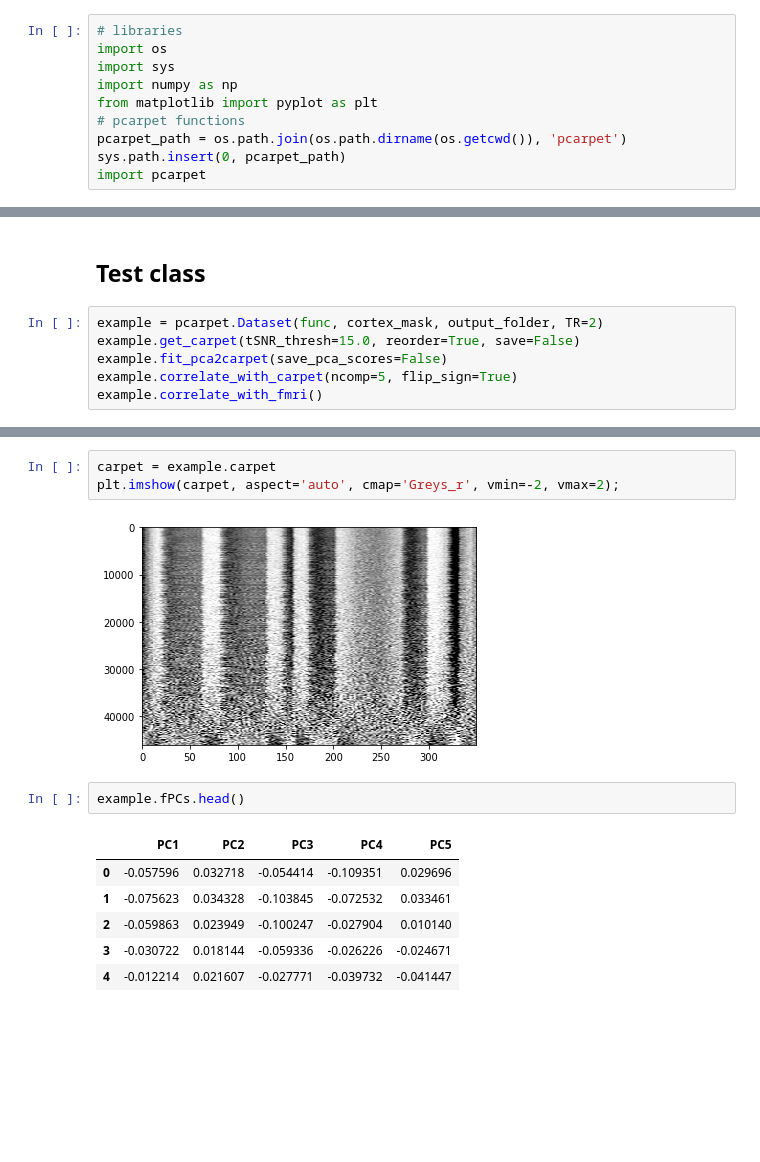
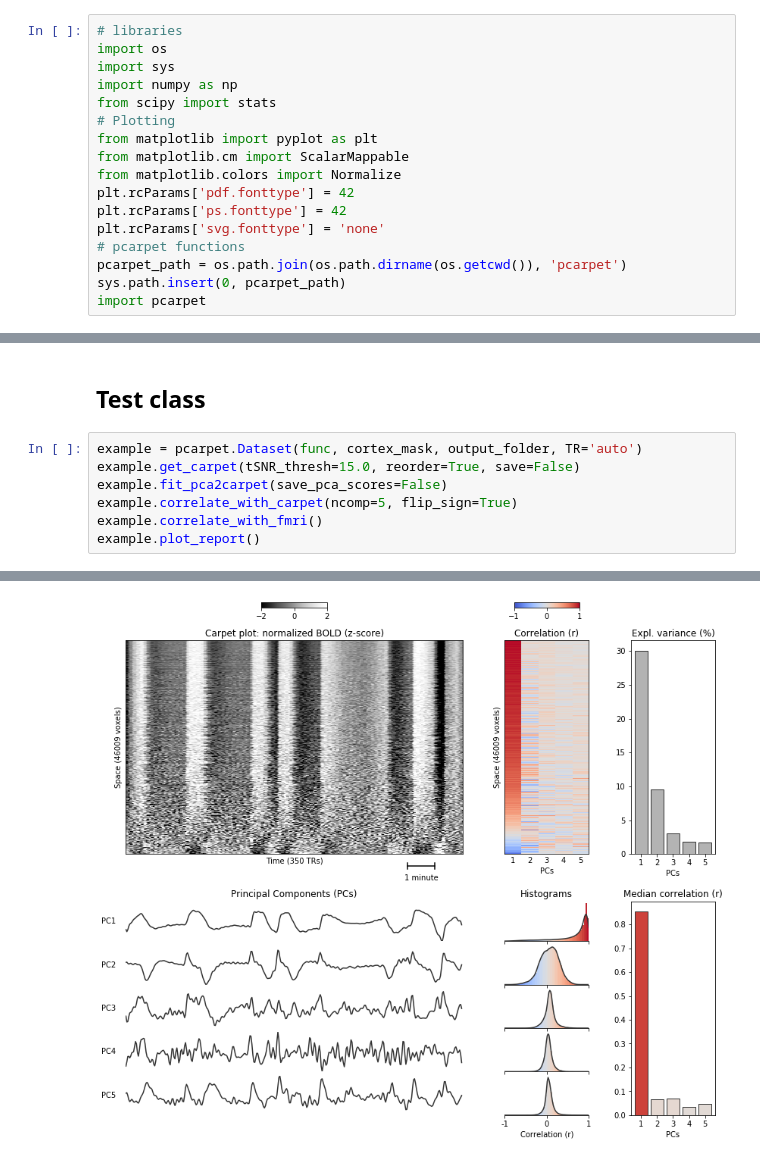
Before and after one commit to niksirbi/pcarpet, a Jupyter notebook: examples/human_data.ipynb, the cells around one changed output, grey strips where cells are left out. Saved outputs shown, nothing was run; the diff lists cells and outputs as text; blank space fills up the shorter version.

Commit message:
implemented function for plotting report

```diff
--- a/examples/human_data.ipynb
+++ b/examples/human_data.ipynb
@@ -5,7 +5,14 @@
 import os
 import sys
 import numpy as np
+from scipy import stats
+# Plotting
 from matplotlib import pyplot as plt
+from matplotlib.cm import ScalarMappable
+from matplotlib.colors import Normalize
+plt.rcParams['pdf.fonttype'] = 42
+plt.rcParams['ps.fonttype'] = 42
+plt.rcParams['svg.fonttype'] = 'none'
 # pcarpet functions
 pcarpet_path = os.path.join(os.path.dirname(os.getcwd()), 'pcarpet')
 sys.path.insert(0, pcarpet_path)
@@ -21,11 +28,12 @@ output_folder = os.path.join(example_folder, 'outputs')
 # %% [markdown]
 ## Test class
 # %%
-example = pcarpet.Dataset(func, cortex_mask, output_folder, TR=2)
+example = pcarpet.Dataset(func, cortex_mask, output_folder, TR='auto')
 example.get_carpet(tSNR_thresh=15.0, reorder=True, save=False)
 example.fit_pca2carpet(save_pca_scores=False)
 example.correlate_with_carpet(ncomp=5, flip_sign=True)
 example.correlate_with_fmri()
+example.plot_report()
 # %% [output]
 Initialized Dataset object:
         fMRI file: /home/niko/MRI/pcarpet_example/func_preproc.nii.gz
@@ -38,23 +46,10 @@ Reading data...
 fMRI data reshaped to voxels x time (322560, 350).
 46009 voxels retained after masking.
 Carpet matrix created with shape (46009, 350).
 Carpet normalized to zero-mean unit-variance.
 Carpet reordered.
 PCA fit to carpet and results saved.
 First 5 PCs correlated with carpet.
 Out of these, 4 sign-flipped.
 First 5 PCs correlated with fMRI data.
+[figure, added]
-# %%
-carpet = example.carpet
-plt.imshow(carpet, aspect='auto', cmap='Greys_r', vmin=-2, vmax=2);
-# %% [output]
-[figure, removed]
-# %%
-example.fPCs.head()
-# %% [output]
-|  | PC1 | PC2 | PC3 | PC4 | PC5 |
-| 0 | -0.057596 | 0.032718 | -0.054414 | -0.109351 | 0.029696 |
-| 1 | -0.075623 | 0.034328 | -0.103845 | -0.072532 | 0.033461 |
-| 2 | -0.059863 | 0.023949 | -0.100247 | -0.027904 | 0.010140 |
-| 3 | -0.030722 | 0.018144 | -0.059336 | -0.026226 | -0.024671 |
-| 4 | -0.012214 | 0.021607 | -0.027771 | -0.039732 | -0.041447 |
```
Also changed, not shown: parts of 3 cells of this notebook, 1 other file.
